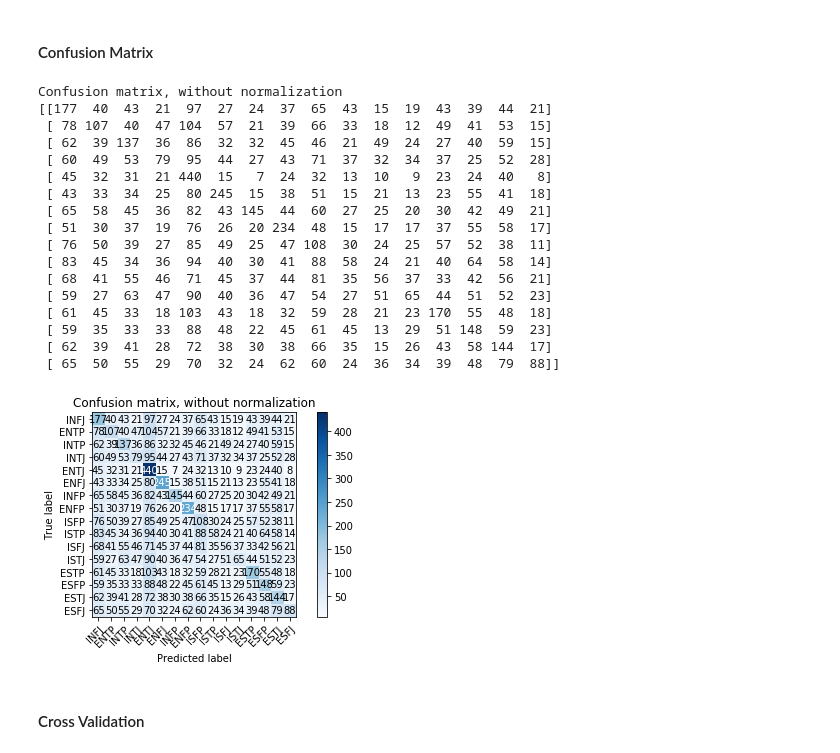
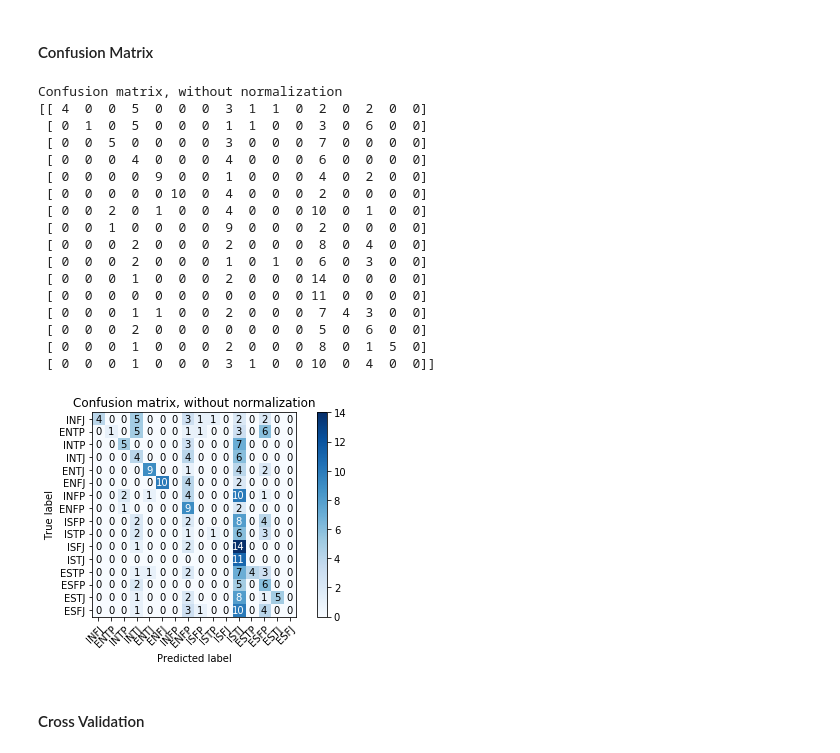
Before and after one commit to literate-waffle/mbti, a Jupyter notebook: mbti.ipynb, the cells around one changed output. Saved outputs shown, nothing was run; the diff lists cells and outputs as text; code cells hidden in the pictures.

```diff
--- a/mbti.ipynb
+++ b/mbti.ipynb
@@ -216,6 +215,6 @@ As seen in the dataset analysis, our dataset is imbalanced which means our class
 # %%
 from resampling import upsample_minority, downsample_majority
 
-data_upsampled = upsample_minority(data_parsed)
-data_downsampled = downsample_majority(data_parsed)
+data_upsampled = upsample_minority(data)
+data_downsampled = downsample_majority(data)
 # %% [output]
@@ -264,7 +275,12 @@ train.head()
 # %%
 from preprocessing import format_text
 
-train = pd.DataFrame(train)
-train['preprocessed_post'] = train['post'].apply(format_text)
-train.head()
+train, test = pd.DataFrame(train), pd.DataFrame(test)
+train['preprocessed_posts'] = train['posts'].apply(format_text)
+test['preprocessed_posts'] = test['posts'].apply(format_text)
+
+print(train.head())
+print(test.head())
+
+# ATTENTION: supprime les chiffres
 # %% [output]
@@ -277,2 +303,5 @@ train.head()
+# %%
+train = train.drop('posts', axis=1)
+test = test.drop('posts', axis=1)
 # %% [markdown]
 ### Classification
@@ -280,0 +310,10 @@ train.head()
+# %%
+train_X = train.drop('type', axis=1)
+test_X = test.drop('type', axis=1)
+# train_X = train['preprocessed_posts']
+# test_X = test['preprocessed_posts']
+
+train_Y = np.array(train['type'])
+test_Y = np.array(test['type'])
+
+print(train_X.shape, test_X.shape, train_Y.shape, test_Y.shape)
@@ -347,38 +445,38 @@ F-beta score: 0.18448219290268295
 # %%
 import numpy as np
 import matplotlib.pyplot as plt
 from performance import plot_confusion_matrix
 
 np.set_printoptions(precision=2)
 
 # Plot non-normalized confusion matrix
-plot_confusion_matrix(test['type'], predicted, classes=class_names,
+plot_confusion_matrix(test_Y, _predictions, classes=class_names,
                       title='Confusion matrix, without normalization')
 
 # Plot normalized confusion matrix
-# plot_confusion_matrix(test['type'], predicted, classes=class_names, normalize=True,
+# plot_confusion_matrix(test_Y, _predictions, classes=class_names, normalize=True,
                       # title='Normalized confusion matrix')
 
 plt.show()
 # %% [output]
 Confusion matrix, without normalization
-[[177  40  43  21  97  27  24  37  65  43  15  19  43  39  44  21]
- [ 78 107  40  47 104  57  21  39  66  33  18  12  49  41  53  15]
- [ 62  39 137  36  86  32  32  45  46  21  49  24  27  40  59  15]
- [ 60  49  53  79  95  44  27  43  71  37  32  34  37  25  52  28]
- [ 45  32  31  21 440  15   7  24  32  13  10   9  23  24  40   8]
- [ 43  33  34  25  80 245  15  38  51  15  21  13  23  55  41  18]
- [ 65  58  45  36  82  43 145  44  60  27  25  20  30  42  49  21]
- [ 51  30  37  19  76  26  20 234  48  15  17  17  37  55  58  17]
- [ 76  50  39  27  85  49  25  47 108  30  24  25  57  52  38  11]
- [ 83  45  34  36  94  40  30  41  88  58  24  21  40  64  58  14]
- [ 68  41  55  46  71  45  37  44  81  35  56  37  33  42  56  21]
- [ 59  27  63  47  90  40  36  47  54  27  51  65  44  51  52  23]
- [ 61  45  33  18 103  43  18  32  59  28  21  23 170  55  48  18]
- [ 59  35  33  33  88  48  22  45  61  45  13  29  51 148  59  23]
- [ 62  39  41  28  72  38  30  38  66  35  15  26  43  58 144  17]
- [ 65  50  55  29  70  32  24  62  60  24  36  34  39  48  79  88]]
+[[ 4  0  0  5  0  0  0  3  1  1  0  2  0  2  0  0]
+ [ 0  1  0  5  0  0  0  1  1  0  0  3  0  6  0  0]
+ [ 0  0  5  0  0  0  0  3  0  0  0  7  0  0  0  0]
+ [ 0  0  0  4  0  0  0  4  0  0  0  6  0  0  0  0]
+ [ 0  0  0  0  9  0  0  1  0  0  0  4  0  2  0  0]
+ [ 0  0  0  0  0 10  0  4  0  0  0  2  0  0  0  0]
+ [ 0  0  2  0  1  0  0  4  0  0  0 10  0  1  0  0]
+ [ 0  0  1  0  0  0  0  9  0  0  0  2  0  0  0  0]
+ [ 0  0  0  2  0  0  0  2  0  0  0  8  0  4  0  0]
+ [ 0  0  0  2  0  0  0  1  0  1  0  6  0  3  0  0]
+ [ 0  0  0  1  0  0  0  2  0  0  0 14  0  0  0  0]
+ [ 0  0  0  0  0  0  0  0  0  0  0 11  0  0  0  0]
+ [ 0  0  0  1  1  0  0  2  0  0  0  7  4  3  0  0]
+ [ 0  0  0  2  0  0  0  0  0  0  0  5  0  6  0  0]
+ [ 0  0  0  1  0  0  0  2  0  0  0  8  0  1  5  0]
+ [ 0  0  0  1  0  0  0  3  1  0  0 10  0  4  0  0]]
-[figure, old version]
+[figure, new version]
 # %% [markdown]
 #### Cross Validation
 # %%
```
Also changed, not shown: parts of 32 cells of this notebook.
